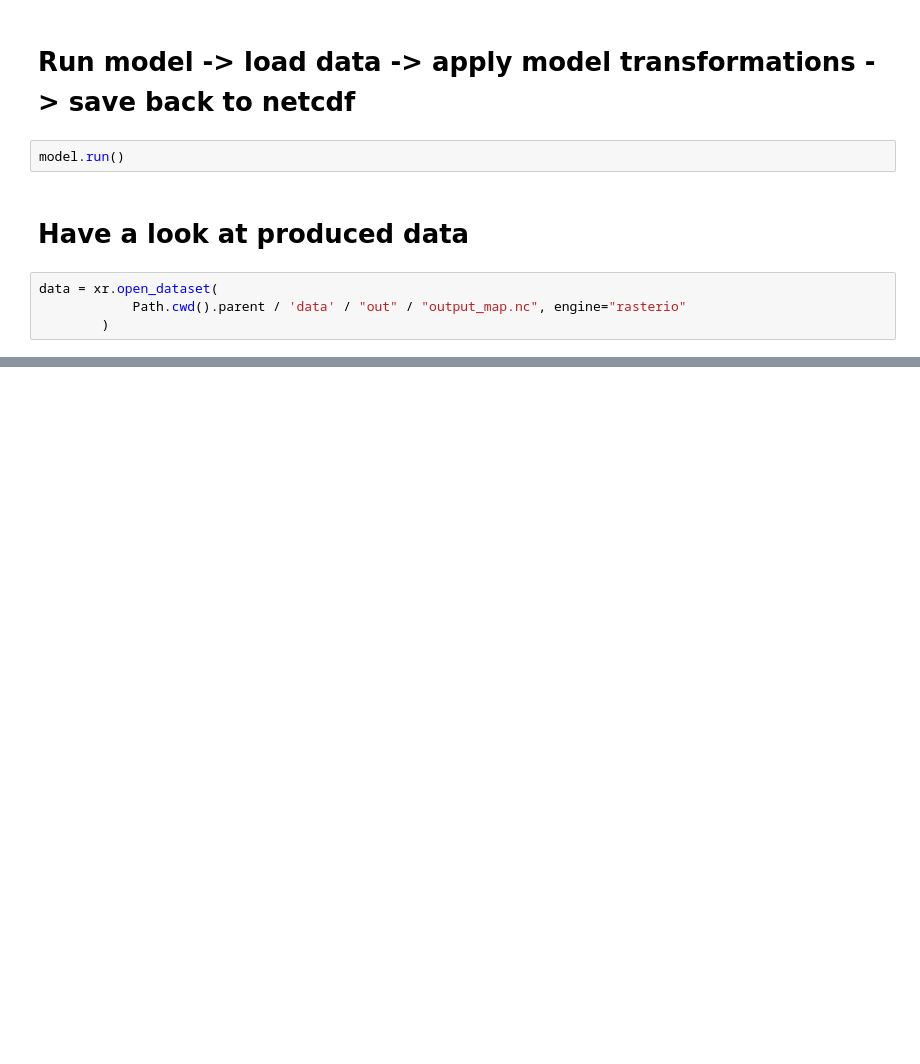
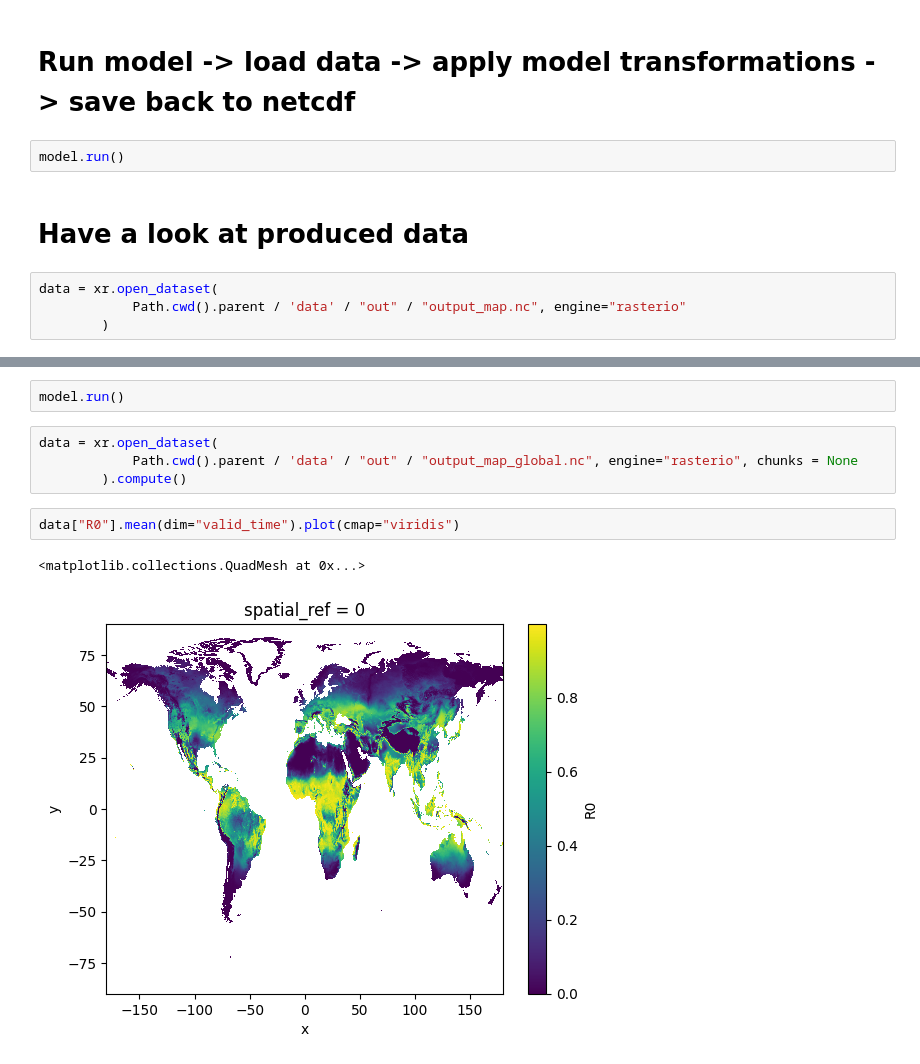
Before and after one commit to ssciwr/onehealth-model-backend, a Jupyter notebook: notebooks/model_python.ipynb, the cells around one changed output, grey strips where cells are left out. Cells and saved outputs as stored; diff of their text form; blank space fills up the shorter version.

```diff
--- a/notebooks/model_python.ipynb
+++ b/notebooks/model_python.ipynb
@@ -42,0 +85,11 @@ data["r0"].mean(dim="valid_time").plot(cmap="viridis")
+# %%
+model.run()
+# %%
+data = xr.open_dataset(
+            Path.cwd().parent / 'data' / "out" / "output_map_global.nc", engine="rasterio", chunks = None
+        ).compute()
+# %%
+data["R0"].mean(dim="valid_time").plot(cmap="viridis")
+# %% [output]
+<matplotlib.collections.QuadMesh at 0x...>
+[figure, added]
```
Also changed, not shown: parts of 8 cells of this notebook, 5 other files.
